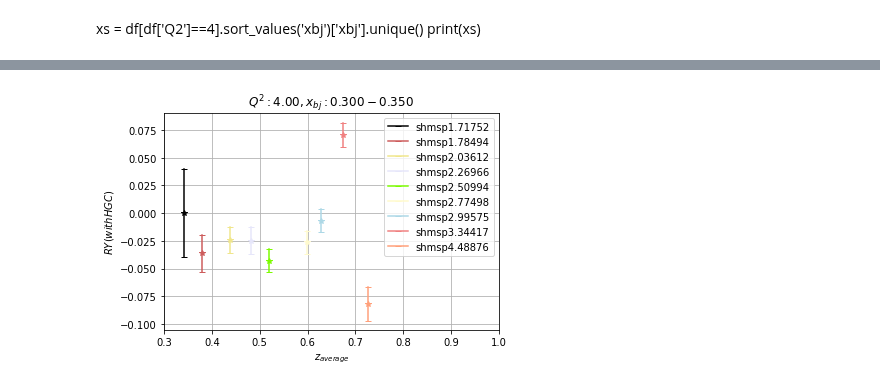
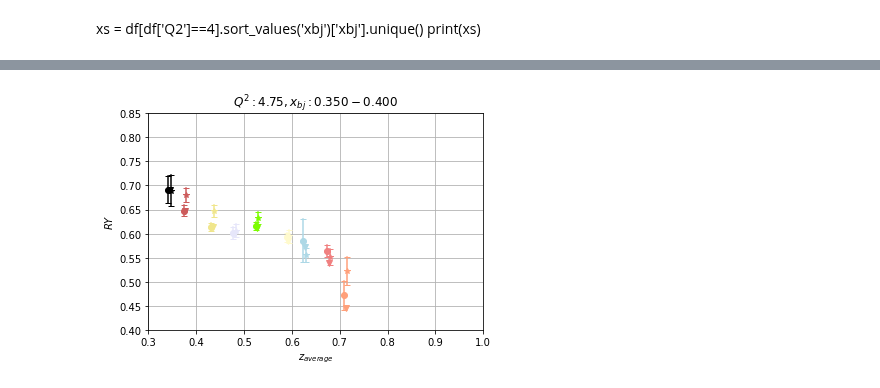
Before and after one commit to Mengzhendada/csv_notebook, a Jupyter notebook: CSV_RY_HGC.ipynb, the cells around one changed output, grey strips where cells are left out. Cells and saved outputs as stored; diff of their text form; code cells hidden in the pictures.

```diff
--- a/CSV_RY_HGC.ipynb
+++ b/CSV_RY_HGC.ipynb
@@ -5,10 +5,13 @@ import matplotlib.pyplot as plt
 import numpy
 import math
 import pandas as pd
-df_noHGC = pd.read_csv("results_W2Wp2_4_2p6/csv_simadd.csv")
-df_HGC = pd.read_csv("results_W2Wp2_4_2p6_withHGC/csv_simadd.csv")
-df_noHGC = df_noHGC[df_noHGC['Wp2_corr']>2.8]
-df_HGC = df_HGC[df_HGC['Wp2_corr']>2.8]
+df_noHGC = pd.read_csv("results_W2Wp2_4_2p6_rfcut/csv_datasub.csv")
+df_HGC = pd.read_csv("results_W2Wp2_4_2p6_withHGC/csv_datasub.csv")
+#df_noHGC = df_noHGC[df_noHGC['Wp2_corr']>2.8]
+#df_HGC = df_HGC[df_HGC['Wp2_corr']>2.8]
+header = 'Q2,xbj_center,xbj_corr,xbj_err,z_center,z_corr,z_corr_err,shmsp,RY,RY_HGC,RY_err,RY_HGC_err\n'
+with open('results/csv_HGC.txt','w',encoding='utf-8') as f_sys:
+    f_sys.write(header)
 # %%
 df_noHGC.head()
 # %% [output]
@@ -193,10 +244,8 @@ xbj_all_corr=[]
 xbj_ones_plot = []
 i_col = 0
 colors_all = ['bisque','orange','darkorange','darksalmon','sienna','palevioletred','darkorchid','mediumvioletred','indigo','black','indianred','khaki','lavender','lawngreen','lemonchiffon','lightblue','lightcoral','lightsalmon','lightsteelblue','mediumorchid','mediumturquoise','navy','olive','orange','orangered','palevioletred','pink','red','royalblue','seagreen','sienna','slateblue','springgreen','tan','teal','thistle','tomato','wheat','yellow','bisque','orange','darkorange','darksalmon','sienna','palevioletred','darkorchid','mediumvioletred','indigo','black','indianred','khaki','lavender','lawngreen','lemonchiffon','lightblue','lightcoral','lightsalmon','lightsteelblue','mediumorchid','mediumturquoise','navy','bisque','orange','darkorange','darksalmon','sienna','bisque','orange','darkorange','darksalmon','sienna']
-dRYs = []
-dRYs_err = []
-xs = df_HGC[df_HGC['Q2']==4].sort_values('xbj')['xbj'].unique()
 
+xs = df_HGC[df_HGC['Q2']==4.75].sort_values('xbj')['xbj'].unique()
 #print(xs)
 #ax.errorbar(xs,zs,RYs,RY_err,marker = "_")
 for ix in range(0,len(xs)):
@@ -207,41 +256,60 @@ for ix in range(0,len(xs)):
     CSV_one = []
     CSV_one_err = []
     #RY_err = []
-    zs = df_HGC[df_HGC['Q2']==4][df_HGC['xbj']==xs[ix]].sort_values('z')['z'].unique()
+    zs = df_HGC[df_HGC['Q2']==4.75][df_HGC['xbj']==xs[ix]].sort_values('z')['z'].unique()
     #print(zs)
     xbj = xs[ix]
     for iz in zs:
         #print(iRunGroup)
         RYs = []
         RYs_HGC = []
+        RYs_nocorr = []
         RYs_error = []
+        RYs_HGC_error = []
         zs_corr = []
         zs_corr_err = []
         xbjs_corr = []
         xbjs_corr_err = []
         Q2s_corr = []
         Q2s_corr_err = []
-
-        for i,row in df_HGC[df_HGC['Q2']==4][df_HGC['xbj']==xs[ix]][df_HGC['z']==iz].iterrows():
-            shmsp = row['shms_p']
+        shmsps = []
+        shmsps_err = []
+        for i,row in df_HGC[df_HGC['Q2']==4.75][df_HGC['xbj']==xs[ix]][df_HGC['z']==iz].iterrows():
+            shmspi = row['shms_p']
+            shms_dp = row['shms_dp']
             zi_corr = row['z_corr']
             #print(z_corr)
-            RYi_noHGC_raw = df_noHGC[df_noHGC['Q2']==4][df_noHGC['xbj']==xs[ix]][df_noHGC['z']==iz]['RY_rho'].values[0]
-            RYi_error = row['error']
-            pi_purity_noHGC = Get_pi_purity_noHGC(shmsp)
+            data_pi_neg = df_noHGC[df_noHGC['Q2']==4.75][df_noHGC['xbj']==xs[ix]][df_noHGC['z']==iz]['yield_neg_D2_data'].values[0]
+            data_pi_pos = df_noHGC[df_noHGC['Q2']==4.75][df_noHGC['xbj']==xs[ix]][df_noHGC['z']==iz]['yield_pos_D2_data'].values[0]
+            RYi_noHGC_raw = data_pi_neg/data_pi_pos
+            RYs_nocorr.append(RYi_noHGC_raw)
+            RYi_error = df_noHGC[df_noHGC['Q2']==4.75][df_noHGC['xbj']==xs[ix]][df_noHGC['z']==iz]['error'].values[0]
+            RYs_error.append(RYi_error)
+
+            pos_kpi = df_noHGC[df_noHGC['Q2']==4.75][df_noHGC['xbj']==xs[ix]][df_noHGC['z']==iz]['Kpi_pos'].values[0]
+            neg_kpi = df_noHGC[df_noHGC['Q2']==4.75][df_noHGC['xbj']==xs[ix]][df_noHGC['z']==iz]['Kpi_neg'].values[0]
+            pi_purity_noHGC = Get_pi_purity_noHGC(pos_kpi,neg_kpi,shmspi)
+            #pi_purity_noHGC = Get_pi_purity_noHGC(shmsp)
+            #if shms_dp<-1 or shms_dp>1:
+            #    pi_purity_noHGC = 1
+            #print(shmsp,pi_purity_noHGC)
             RYi_noHGC = RYi_noHGC_raw*pi_purity_noHGC
-            #RYs.append(RYi_noHGC)
+            RYs.append(RYi_noHGC)
             #print('RYi_noHGC = ',RYi_noHGC)
-            RYi_HGC_raw = row['RY_rho']
-            pi_purity_HGC = Get_pi_purity_HGC(shmsp)
-            RYi_HGC = RYi_HGC_raw*pi_purity_HGC
-            dRY = (RYi_HGC-RYi_noHGC)/RYi_HGC
-            RYs_HGC.append(dRY)
-            RYs_error.append(RYi_error)
+            RYi_HGC_raw= row['yield_neg_D2_data']/row['yield_pos_D2_data']
+            RYi_HGC_error = row['error']
+            #pi_purity_HGC = Get_pi_purity_HGC(shmsp)
+            #if shms_dp<-1 or shms_dp>1:
+            #    pi_purity_HGC = 1
+            #RYi_HGC = RYi_HGC_raw*pi_purity_HGC
+            RYs_HGC.append(RYi_HGC_raw)
+            RYs_HGC_error.append(RYi_HGC_error)
             #print('RY_error ',RY_error)
             zs_corr.append(zi_corr)
             zi_corr_err = row["z_corr_err"]
             zs_corr_err.append(zi_corr_err)
+            shmsps.append(shmspi)
+            shmsps_err.append(zi_corr_err)
             xbji_corr = row["xbj_corr"]
             xbji_corr_err = row["xbj_corr_err"]
             xbjs_corr.append(xbji_corr)
@@ -254,12 +322,11 @@ for ix in range(0,len(xs)):
                 print(Q2i_corr)
 
             xbj_ones_corr.append(xbji_corr)
-            if shmsp>2.9:
-                dRYs.append(dRY)
-                dRYs_err.append(RYi_error)
             #print(xbji_corr)
             #ax.plot([z_corr,z_corr],[RY+RY_error,RY-RY_error],marker="_",color = colors[RunGroup//10])
         xbj_corr = Get_weighted_average(xbjs_corr,xbjs_corr_err)
+        shmsp = Get_weighted_average(shmsps,shmsps_err)
+        xbj_corr_err = Get_weighted_sigma(xbjs_corr,xbjs_corr_err)
         #print(xbj_corr)
         if abs(xbj_corr-xbj)>0.025:
             print(xbj_corr-xbj)
@@ -269,31 +336,38 @@ for ix in range(0,len(xs)):
             print("corr ",Q2_corr)
         #print('RYs ',RYs)
         #print('RYs err ',RYs_error)
-        #RY = Get_weighted_average(RYs,RYs_error)
-        RY_err = Get_weighted_sigma(RYs_HGC,RYs_error)
+        RY = Get_weighted_average(RYs,RYs_error)
+        RY_err = Get_weighted_sigma(RYs,RYs_error)
         RY_HGC = Get_weighted_average(RYs_HGC,RYs_error)
-
+        RY_HGC_err = Get_weighted_sigma(RYs_HGC,RYs_HGC_error)
+        RY_nocorr = Get_weighted_average(RYs_nocorr,RYs_error)
         #print('RY is ',RY,'RY_HGC is ',RY_HGC)
-        #ax.plot([z_corr,z_corr],[RY+RY_err,RY-RY_err],color = colors_all[i_col],marker = "_")
+        ax.plot([z_corr,z_corr],[RY+RY_err,RY-RY_err],color = colors_all[i_col],marker = "_")
         #plt.plot(z_corr,RY,"o",color = colors_all[i_col],label = f"$Q^2:{Q2_corr:.3f},x_{{bj}}:{xbj_corr:.3f}$")
-        #plt.plot(z_corr,RY,"o",color = colors_all[i_col],label = f"shmsp{shmsp}")
-        ax.plot([z_corr+0.005,z_corr+0.005],[RY_HGC+RY_err,RY_HGC-RY_err],marker = "_",color = colors_all[i_col],label = f"shmsp{shmsp}")
+        plt.plot(z_corr,RY,"o",color = colors_all[i_col],label = f"shmsp{shmsp}")#",dp{shms_dp}"
+        plt.plot(z_corr+0.003,RY_nocorr,"v",color = colors_all[i_col])
+        ax.plot([z_corr+0.005,z_corr+0.005],[RY_HGC+RY_HGC_err,RY_HGC-RY_HGC_err],marker = "_",color = colors_all[i_col])
         plt.plot(z_corr+0.005,RY_HGC,"*",color = colors_all[i_col])
         xbj_all_corr.append(xbj_corr)
         xbj_one_corr.append(xbj_corr)
         xbj_onei_err_corr = Get_weighted_average(xbjs_corr,xbjs_corr_err)
         xbj_one_err_corr.append(xbj_onei_err_corr)
         plt.xlabel(r'$z_{average}$')
-        plt.ylabel(r'$RY(withHGC)$')
+        plt.ylabel(r'$RY$')
         plt.xlim(0.3,1)
-        #plt.ylim(0.4,0.85)
-        plt.legend()
+        plt.ylim(0.4,0.85)
+        #plt.legend()
         plt.grid()
-        ax.set_title(f"$Q^2:{Q2_str[0][0:4]},x_{{bj}}:{(xbj-0.025):.3f}-{(xbj+0.025):.3f}$")#str(xbj-0.025)[0:5]+"-"+str(xbj+0.025)[0:5])
+        ax.set_title(f"$Q^2:{Q2_str[1][0:4]},x_{{bj}}:{(xbj-0.025):.3f}-{(xbj+0.025):.3f}$")#str(xbj-0.025)[0:5]+"-"+str(xbj+0.025)[0:5])
         i_col = i_col+1
+        sys_out = "4.75,"+str(xbj)+","+str(xbj_corr)+","+str(xbj_corr_err)+","+str(iz)+","+str(z_corr)+","+str(z_corr_err)+","+str(shmsp)+","+str(RY)+","+str(RY_HGC)+","+str(RY_err)+","+str(RY_HGC_err)+"\n"
+        #sys_out = ['4',str(Q2_corr),str(ix),str(xbj_corr),str(iz),str(z_corr),FF_model[i_FF],str(i_rho)]
+        with open('results/csv_HGC.txt','a',encoding='UTF8') as f_sys:
+            f_sys.write(sys_out)
+
 
     xbj_one = Get_weighted_average(xbj_one_corr,xbj_one_err_corr)
     xbj_ones_plot.append(xbj_one)
     xbj_one_err = Get_weighted_average(xbj_one_corr,xbj_one_err_corr)
-print(Get_weighted(dRYs,dRYs_err))
+    print('circle: noHGC corr vary_rf,star: withHGC,fixedrf,triangle:noHGC nocorr')
 # %% [output]
@@ -302 +382 @@ print(Get_weighted(dRYs,dRYs_err))
-[figure, old version]
+[figure, new version]
```
Also changed, not shown: parts of 16 cells of this notebook, 8 other files.
